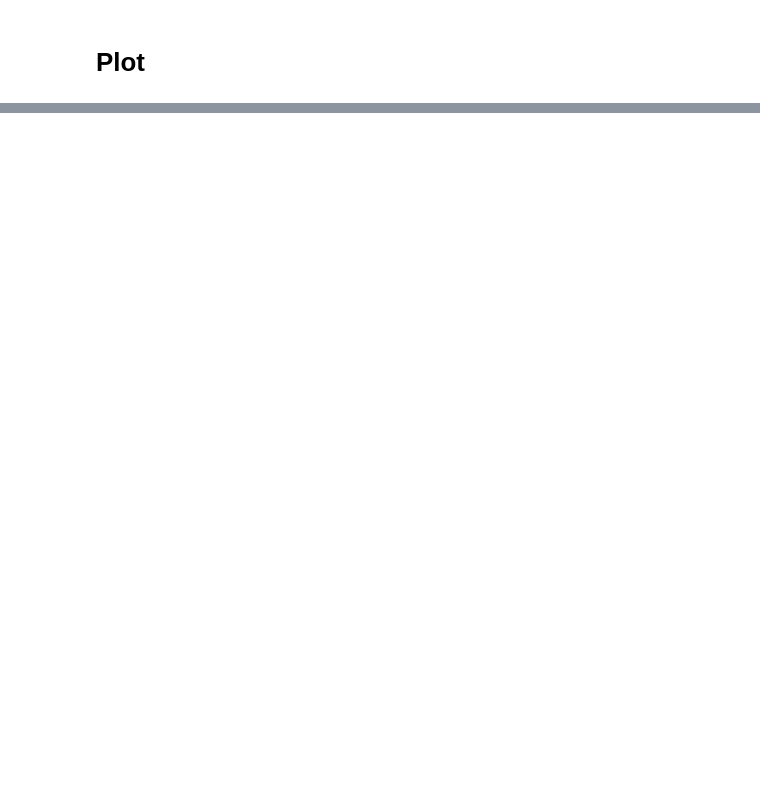
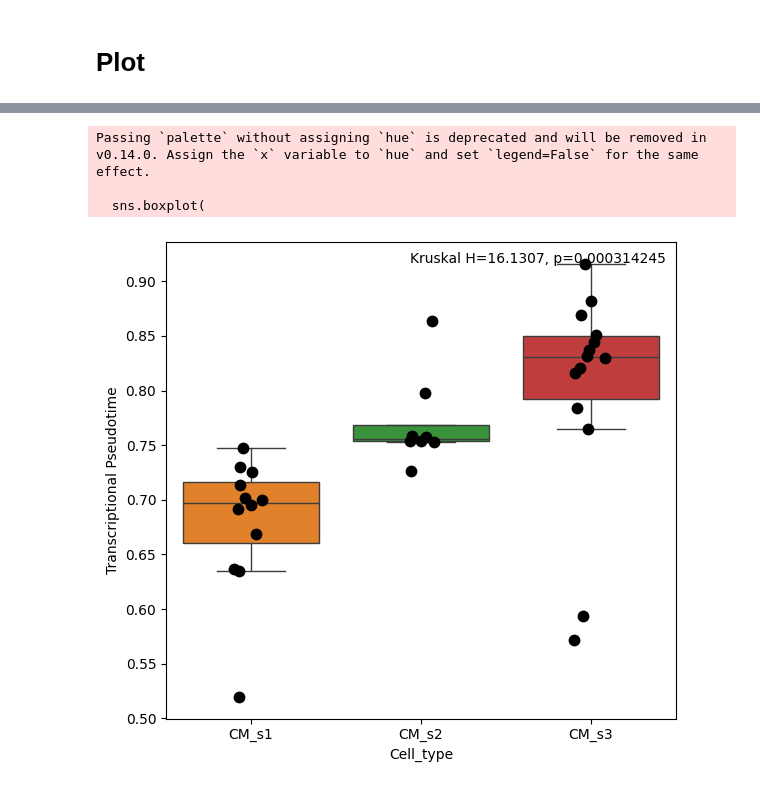
Before and after one commit to LiuLab-Bioelectronics-Harvard/Graphene_seq, a Jupyter notebook: notebooks/Figure3.ipynb, the cells around one changed output, grey strips where cells are left out. Saved outputs shown, nothing was run; the diff lists cells and outputs as text; code cells hidden in the pictures; blank space fills up the shorter version.

```diff
--- a/notebooks/Figure3.ipynb
+++ b/notebooks/Figure3.ipynb
@@ -364,0 +255,58 @@ plt.show()
+# %%
+from scipy.stats import kruskal
+
+plot_data = pd.DataFrame({
+    'pseudotime': sc_ad_recorded.obs['st_pseudotime_normalized'],
+    'cell_type': sc_ad_recorded.obs['cell_type']
+})
+
+palette_cell_type = {
+    'CM_s1': '#ff7f0e',
+    'CM_s2': '#2ca02c',
+    'CM_s3': '#d62728',
+}
+
+order = ['CM_s1', 'CM_s2', 'CM_s3']
+
+plt.figure(figsize=(6, 5.5))
+
+sns.boxplot(
+    data=plot_data,
+    x='cell_type',
+    y='pseudotime',
+    palette=palette_cell_type,
+    order=order,
+    showfliers=False,
+)
+
+sns.stripplot(
+    data=plot_data,
+    x='cell_type',
+    y='pseudotime',
+    order=order,
+    color='black',
+    jitter=0.1,
+    size=8.5
+)
+
+plt.xlabel('Cell_type')
+plt.ylabel('Transcriptional Pseudotime')
+
+# Kruskal-Wallis across all three groups (non-parametric ANOVA)
+ax = plt.gca()
+vals = [
+    plot_data.loc[plot_data['cell_type'] == ct, 'pseudotime'].dropna()
+    for ct in order
+]
+if all(len(v) > 1 for v in vals):
+    h_stat, h_pval = kruskal(*vals)
+    ax.text(0.98, 0.98, f"Kruskal H={h_stat:.6g}, p={h_pval:.6g}", transform=ax.transAxes,
+            ha='right', va='top')
+
+plt.tight_layout()
+plt.show()
+# %% [output]
+Passing `palette` without assigning `hue` is deprecated and will be removed in v0.14.0. Assign the `x` variable to `hue` and set `legend=False` for the same effect.
+
+  sns.boxplot(
+[figure, added]
```
Also changed, not shown: parts of 16 cells of this notebook, 20 other files.
